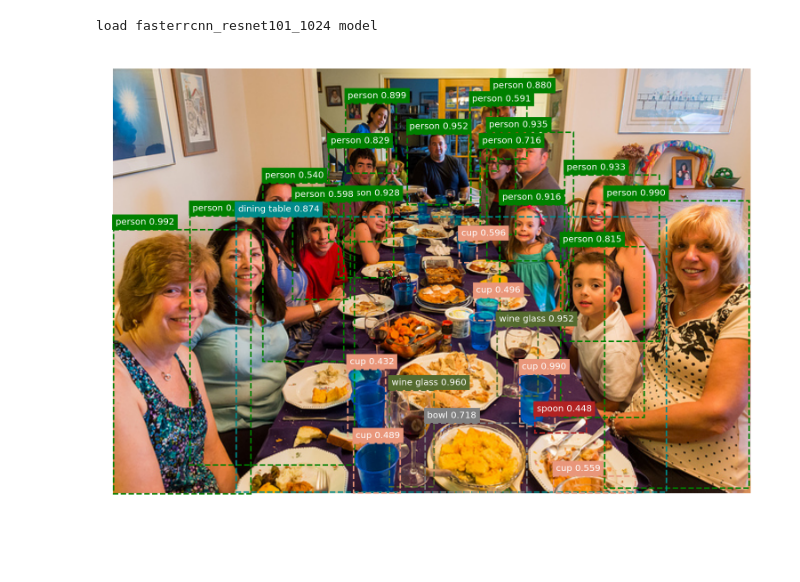
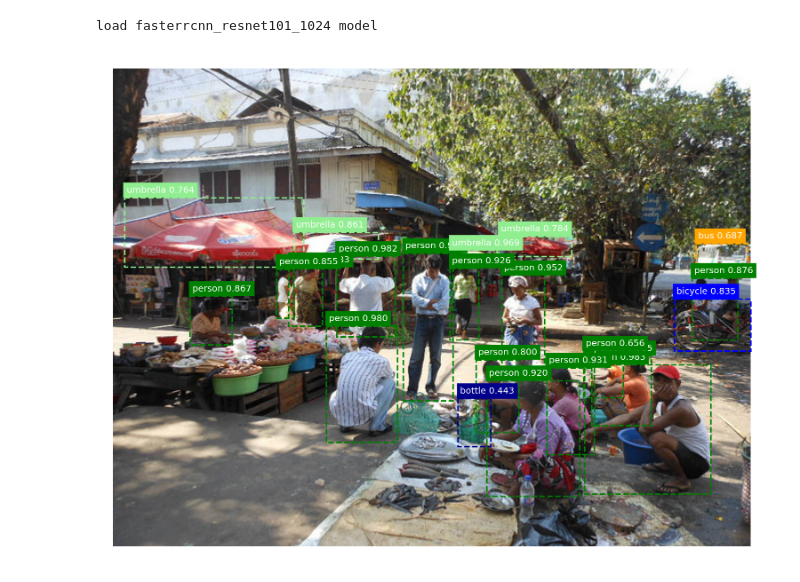
Before and after one commit to Qinbf/Detecting, a Jupyter notebook: test_images/Untitled.ipynb, the cells around one changed output. Drawn from its saved outputs; the diff is of its cells as text; code cells hidden in the pictures; blank space fills up the shorter version.

```diff
--- a/test_images/Untitled.ipynb
+++ b/test_images/Untitled.ipynb
@@ -1,12 +1,12 @@
 # %%
 from detecting.build.fasterrcnn import FasterRCNNModel
 # 下载并载入预训练模型
 # weights如果为'COCO'或'VOC'表示模型使用'COCO'或'VOC'数据集训练得到
 # weights如果为'None'表示定义一个没有训练过的新模型
 # weights如果为一个路径，表示从该路径载入训练好的模型参数
 model = FasterRCNNModel(backbone='resnet101', weights='COCO', input_shape=(1024, 1024))
 # 预测结果并显示
-model.predict_show('000000018380.jpg')
+model.predict_show('000000540414.jpg')
 # %% [output]
 load fasterrcnn_resnet101_1024 model
-[figure, old version]
+[figure, new version]
```
Also changed, not shown: 45 other files.
